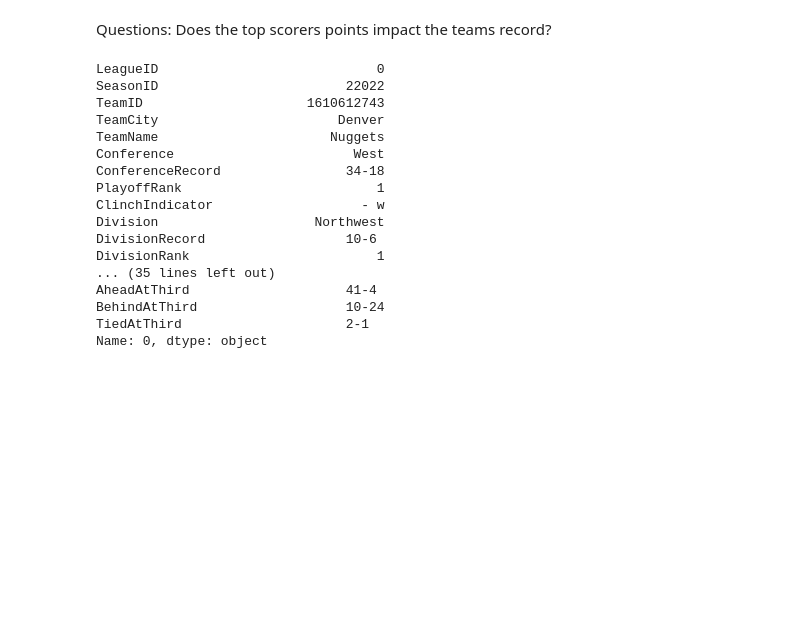
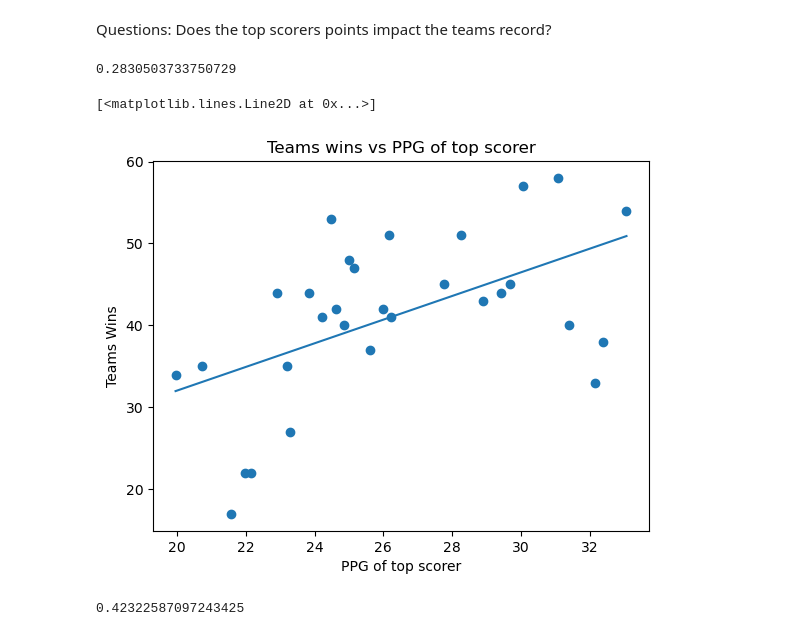
Before and after one commit to frate3/NBA, a Jupyter notebook: NBA capstone updated.ipynb, the cells around one changed output. Saved outputs shown, nothing was run; the diff lists cells and outputs as text; code cells hidden in the pictures; blank space fills up the shorter version.

Commit message:
finish up linear regression

```diff
--- a/NBA capstone updated.ipynb
+++ b/NBA capstone updated.ipynb
@@ -46,27 +50,34 @@ for team in all_teams["abbreviation"].values:
     top = team_stats.sort_values("PPG", ascending=False).iloc[0]
     results.append(top)
 # %%
-top_players = pd.concat(results, axis = 1).T
+top_players = pd.concat(results, axis = 1).T.set_index("TEAM_ID")
-# %%
-x = top_players[["PPG"]]
-y = standings.set_index("TeamName")["WINS"]
-# %%
-standings.iloc[0][:50]
-# %% [output]
-LeagueID                            0
-SeasonID                        22022
-TeamID                     1610612743
-TeamCity                       Denver
-TeamName                      Nuggets
-Conference                       West
-ConferenceRecord                34-18
-PlayoffRank                         1
-ClinchIndicator                   - w
-Division                    Northwest
-DivisionRecord                  10-6
-DivisionRank                        1
-... (35 lines left out)
-AheadAtThird                    41-4
-BehindAtThird                   10-24
-TiedAtThird                     2-1
-Name: 0, dtype: object
+# %%
+X = top_players[["PPG"]].sort_index()
+y = standings.set_index("TeamID")["WINS"].sort_index()
+
+model = LinearRegression()
+model.fit(X,y)
+model.score(X,y)
+# %% [output]
+0.2830503733750729
+# %%
+x_line = np.linspace(X["PPG"].min(),X["PPG"].max(),500)
+#y_line = model.predict(x_line.reshape(-1,1))
+
+plt.scatter(X["PPG"],y)
+plt.xlabel("PPG of top scorer")
+plt.ylabel("Teams Wins")
+plt.title("Teams wins vs PPG of top scorer")
+plt.plot(x_line,model.coef_[0]*x_line+model.intercept_)
+# %% [output]
+[<matplotlib.lines.Line2D at 0x...>]
+[figure, added]
+# %%
+X2 = top_players[["PPG","FG_PCT","PLAYER_AGE"]].sort_index()
+y2 = standings.set_index("TeamID")["WINS"].sort_index()
+
+model2 = LinearRegression()
+model2.fit(X2,y2)
+model2.score(X2,y2)
+# %% [output]
+0.42322587097243425
```
Also changed, not shown: parts of 2 cells of this notebook.
